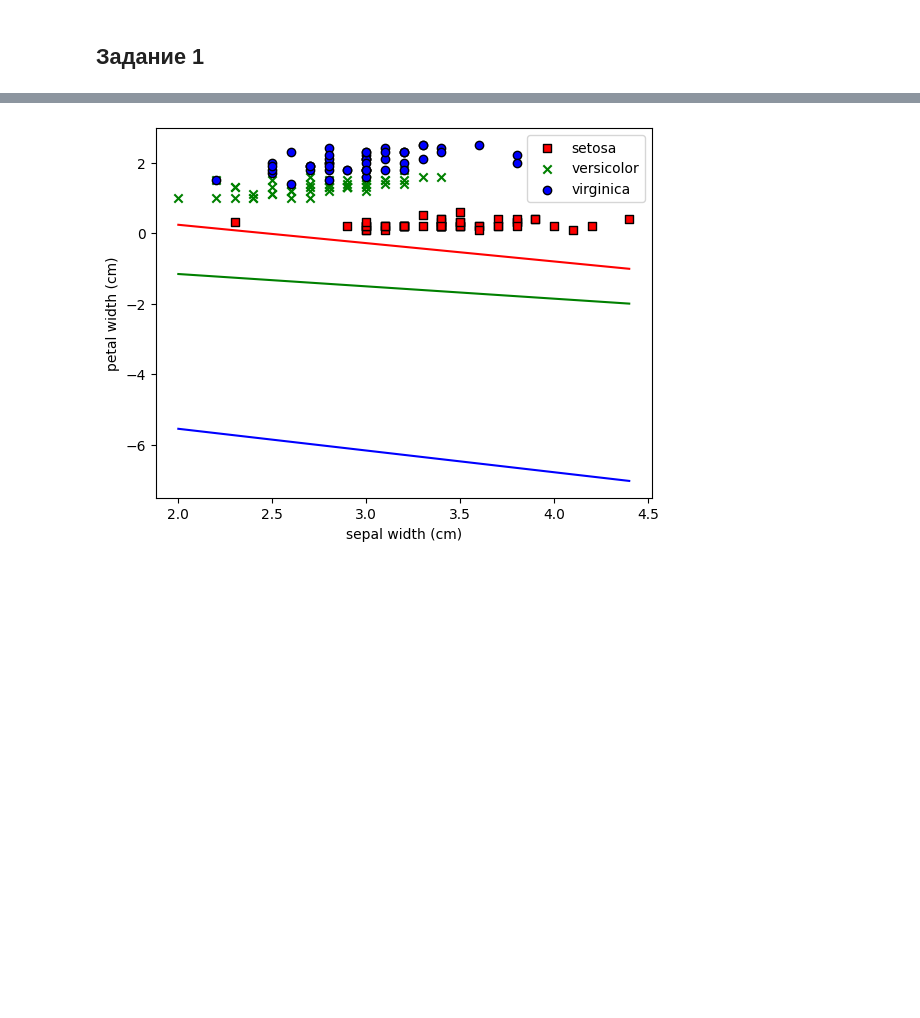
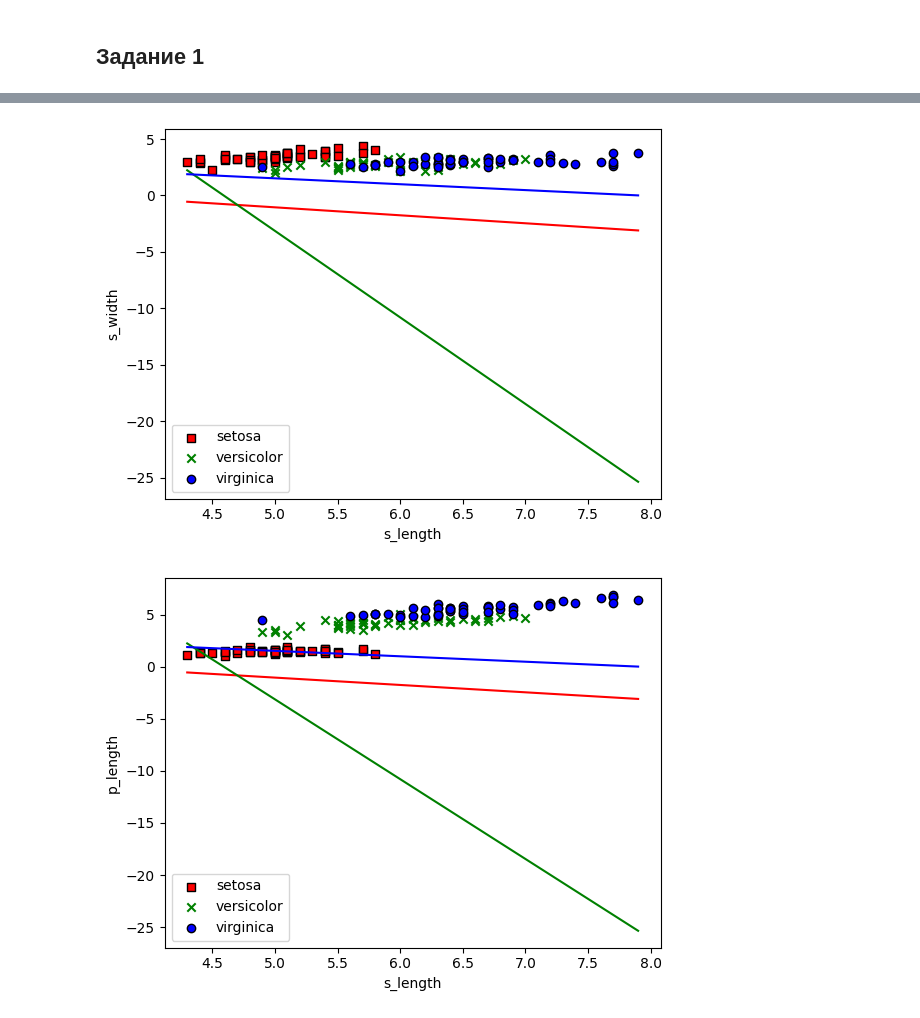
Before and after one commit to HerrPhoton/Theory-of-statistical-solutions, a Jupyter notebook: lab1.ipynb, the cells around one changed output, grey strips where cells are left out. Cells and saved outputs as stored; diff of their text form; code cells hidden in the pictures; blank space fills up the shorter version.

```diff
--- a/lab1.ipynb
+++ b/lab1.ipynb
@@ -79,5 +81,0 @@ for col1, col2 in combinations(cols, 2):
-# %%
-col1 = 'sepal width (cm)'
-col2 = 'petal width (cm)'
-
-x = np.array([np.min(df[col1], axis = 0), np.max(df[col1], axis = 0)])
@@ -86,0 +82,16 @@ lda_object = lda.fit(df, iris.target)
+# %%
+cols = np.random.choice(df.columns.values, 2)
+
+ax = show_distrib(df[cols[0]], df[cols[1]], cols[0], cols[1])
+
+lda = LinearDiscriminantAnalysis()
+lda.fit(df[cols], iris.target)
+
+x = np.linspace(np.min(df[cols[0]], axis = 0), np.max(df[cols[0]], axis = 0), len(df[cols[0]]))
+
+for i, c in enumerate(['r','g','b']):
+    b, w1, w2 = lda.intercept_[i], lda.coef_[i][0], lda.coef_[i][1]
+    y = -(b + x * w1) / w2
+    ax.plot(x, y, c = c)
+
+plt.show()
@@ -87,11 +100,20 @@ lda_object = lda.fit(df, iris.target)
 # %%
-ax = show_distrib(df[col1], df[col2], col1, col2)
+cols = list(df.columns.values)
 
-for i, c in enumerate(['r','g','b']):
-    b, w1, w2 = lda.intercept_[i], lda.coef_[i][0], lda.coef_[i][1]
-    y = -(b + x * w1) / w2
-    ax.plot(x, y, c = c)
+for col1, col2 in combinations(cols, 2):
+    ax = show_distrib(df[col1], df[col2], col1, col2)
 
-plt.show()
+    qda = QuadraticDiscriminantAnalysis()
+    qda.fit(df[[col1, col2]], iris.target)
+
+    x = np.linspace(np.min(df[col1], axis = 0), np.max(df[col1], axis = 0), len(df[col1]))
+
+    for i, c in enumerate(['r','g','b']):
+        b, w1, w2 = lda.intercept_[i], lda.coef_[i][0], lda.coef_[i][1]
+        y = -(b + x * w1) / w2
+        ax.plot(x, y, c = c)
+
+    plt.show()
 # %% [output]
-[figure, old version]
+[figure, new version]
+[figure, added]
```
Also changed, not shown: parts of 14 cells of this notebook.
